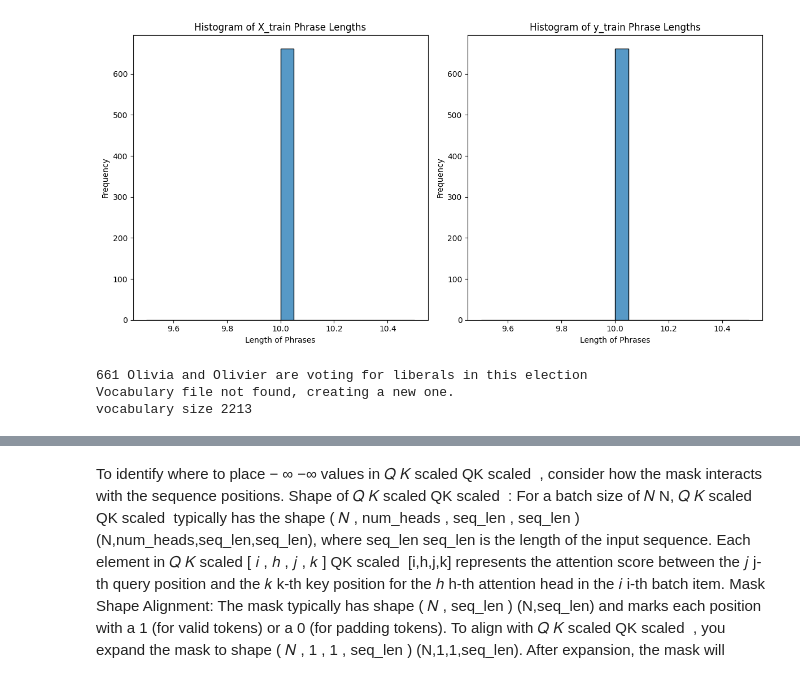
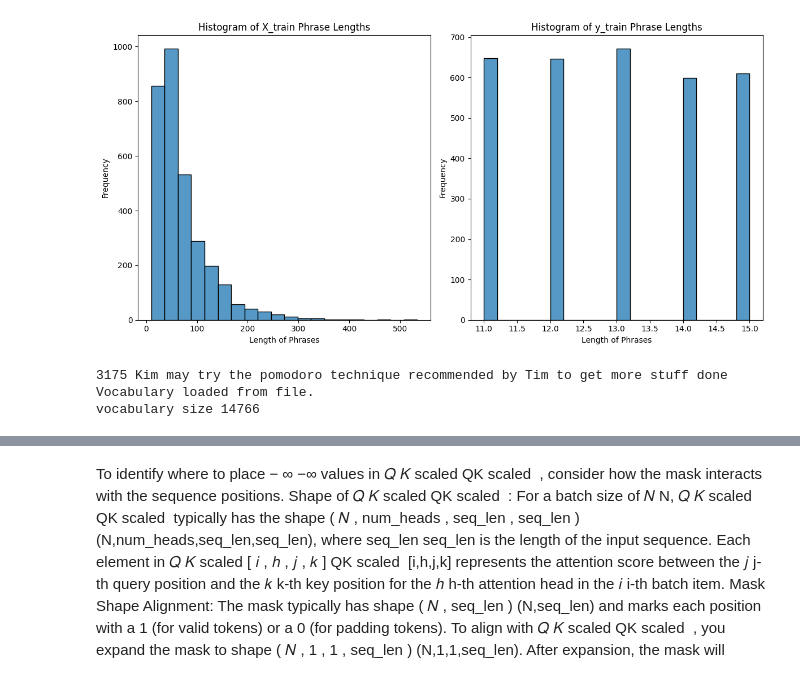
Before and after one commit to DSun91/LLMs-From-Scratch, a Jupyter notebook: Transformer_Attention_all_you_need.ipynb, the cells around one changed output, grey strips where cells are left out. Saved outputs shown, nothing was run; the diff lists cells and outputs as text; code cells hidden in the pictures.

```diff
--- a/Transformer_Attention_all_you_need.ipynb
+++ b/Transformer_Attention_all_you_need.ipynb
@@ -1257,8 +1261,8 @@ X_train = [re.findall(r'\[.*?\]|\w+|[^\w\s]|\n', x) for x in X_train]
 y_train = [re.findall(r'\[.*?\]|\w+|[^\w\s]|\n', y) for y in y_train]
 
 
-min_v = 10
-max_v = 10
+min_v = 11
+max_v = 15
 
 
 
@@ -1276,36 +1280,36 @@ def plot_lenghts(X_train,y_train):
     plt.figure(figsize=(12, 6))
 
     # Histogram for X_train lengths
     plt.subplot(1, 2, 1)
     sns.histplot(X_lengths, bins=20, kde=False)
     plt.title('Histogram of X_train Phrase Lengths')
     plt.xlabel('Length of Phrases')
     plt.ylabel('Frequency')
 
     # Histogram for y_train lengths
     plt.subplot(1, 2, 2)
     sns.histplot(y_lengths, bins=20, kde=False)
     plt.title('Histogram of y_train Phrase Lengths')
     plt.xlabel('Length of Phrases')
     plt.ylabel('Frequency')
 
     # Display the plots
     plt.tight_layout()
     plt.show()
 
-X_train=[i[::-1] for i in y_train]
+#X_train=[i[::-1] for i in y_train]
 plot_lenghts(X_train,y_train)
 
 
 X_train=[" ".join(x) for x in X_train]
 y_train=[" ".join(y) for y in y_train]
 
 print(len(y_train),y_train[0])
 name=f"vocabolary_full5i{max_v}{min_v}"
 vocabulary=create_complete_vocabulary(X_train, y_train,max_v,name)
 # %% [output]
-[figure, old version]
+[figure, new version]
-661 Olivia and Olivier are voting for liberals in this election
-Vocabulary file not found, creating a new one.
-vocabulary size 2213
+3175 Kim may try the pomodoro technique recommended by Tim to get more stuff done
+Vocabulary loaded from file.
+vocabulary size 14766
 # %%
```
Also changed, not shown: parts of 8 cells of this notebook.
